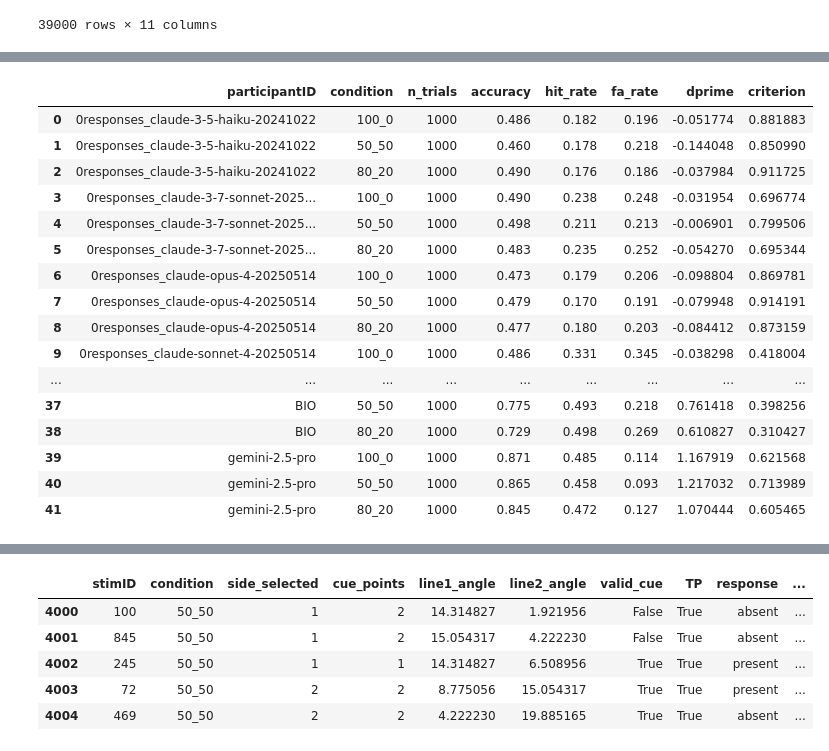
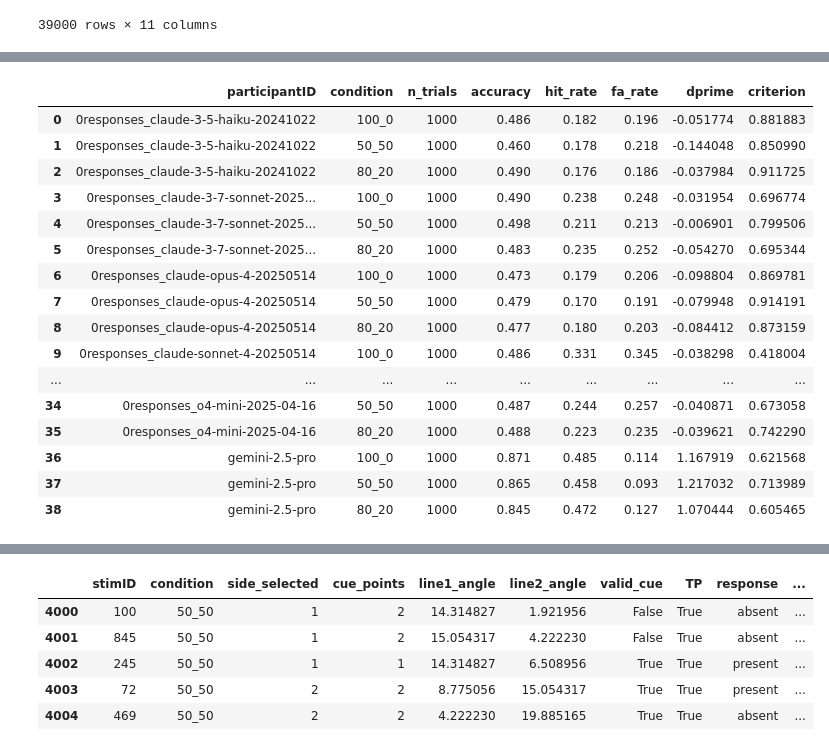
Before and after one commit to AdamRychtecky8/Flexible-Wisdom, a Jupyter notebook: notebooks/Model_exploration.ipynb, the cells around one changed output, grey strips where cells are left out. Cells and saved outputs as stored; diff of their text form; code cells hidden in the pictures.

```diff
--- a/notebooks/Model_exploration.ipynb
+++ b/notebooks/Model_exploration.ipynb
@@ -192,7 +82,7 @@ model_master_with_BIO shape: (42000, 11)
 # %%
 #All Models Metrics Table
 
-df = model_master_with_BIO.copy()
+df = model_master.copy()
 
 def compute_sdt(df):
     hits = ((df["TP"]==1) & (df["decision"]==1)).mean()
@@ -208,36 +98,36 @@ def compute_sdt(df):
 rows = []
 for (model, cond), g in df.groupby(["participantID","condition"]):
     acc = (g["decision"] == g["TP"]).mean()
     hits, fas, dp, c = compute_sdt(g)
     rows.append({
         "participantID": model,
         "condition": cond,
         "n_trials": len(g),
         "accuracy": acc,
         "hit_rate": hits,
         "fa_rate": fas,
         "dprime": dp,
         "criterion": c
     })
 
 AMM = pd.DataFrame(rows)
 AMM
 # %% [output]
 |  | participantID | condition | n_trials | accuracy | hit_rate | fa_rate | dprime | criterion |
 | 0 | 0responses_claude-3-5-haiku-20241022 | 100_0 | 1000 | 0.486 | 0.182 | 0.196 | -0.051774 | 0.881883 |
 | 1 | 0responses_claude-3-5-haiku-20241022 | 50_50 | 1000 | 0.460 | 0.178 | 0.218 | -0.144048 | 0.850990 |
 | 2 | 0responses_claude-3-5-haiku-20241022 | 80_20 | 1000 | 0.490 | 0.176 | 0.186 | -0.037984 | 0.911725 |
 | 3 | 0responses_claude-3-7-sonnet-2025... | 100_0 | 1000 | 0.490 | 0.238 | 0.248 | -0.031954 | 0.696774 |
 | 4 | 0responses_claude-3-7-sonnet-2025... | 50_50 | 1000 | 0.498 | 0.211 | 0.213 | -0.006901 | 0.799506 |
 | 5 | 0responses_claude-3-7-sonnet-2025... | 80_20 | 1000 | 0.483 | 0.235 | 0.252 | -0.054270 | 0.695344 |
 | 6 | 0responses_claude-opus-4-20250514 | 100_0 | 1000 | 0.473 | 0.179 | 0.206 | -0.098804 | 0.869781 |
 | 7 | 0responses_claude-opus-4-20250514 | 50_50 | 1000 | 0.479 | 0.170 | 0.191 | -0.079948 | 0.914191 |
 | 8 | 0responses_claude-opus-4-20250514 | 80_20 | 1000 | 0.477 | 0.180 | 0.203 | -0.084412 | 0.873159 |
 | 9 | 0responses_claude-sonnet-4-20250514 | 100_0 | 1000 | 0.486 | 0.331 | 0.345 | -0.038298 | 0.418004 |
 | ... | ... | ... | ... | ... | ... | ... | ... | ... |
-| 37 | BIO | 50_50 | 1000 | 0.775 | 0.493 | 0.218 | 0.761418 | 0.398256 |
-| 38 | BIO | 80_20 | 1000 | 0.729 | 0.498 | 0.269 | 0.610827 | 0.310427 |
-| 39 | gemini-2.5-pro | 100_0 | 1000 | 0.871 | 0.485 | 0.114 | 1.167919 | 0.621568 |
-| 40 | gemini-2.5-pro | 50_50 | 1000 | 0.865 | 0.458 | 0.093 | 1.217032 | 0.713989 |
-| 41 | gemini-2.5-pro | 80_20 | 1000 | 0.845 | 0.472 | 0.127 | 1.070444 | 0.605465 |
+| 34 | 0responses_o4-mini-2025-04-16 | 50_50 | 1000 | 0.487 | 0.244 | 0.257 | -0.040871 | 0.673058 |
+| 35 | 0responses_o4-mini-2025-04-16 | 80_20 | 1000 | 0.488 | 0.223 | 0.235 | -0.039621 | 0.742290 |
+| 36 | gemini-2.5-pro | 100_0 | 1000 | 0.871 | 0.485 | 0.114 | 1.167919 | 0.621568 |
+| 37 | gemini-2.5-pro | 50_50 | 1000 | 0.865 | 0.458 | 0.093 | 1.217032 | 0.713989 |
+| 38 | gemini-2.5-pro | 80_20 | 1000 | 0.845 | 0.472 | 0.127 | 1.070444 | 0.605465 |
 # %%
```
Also changed, not shown: parts of 6 cells of this notebook.
